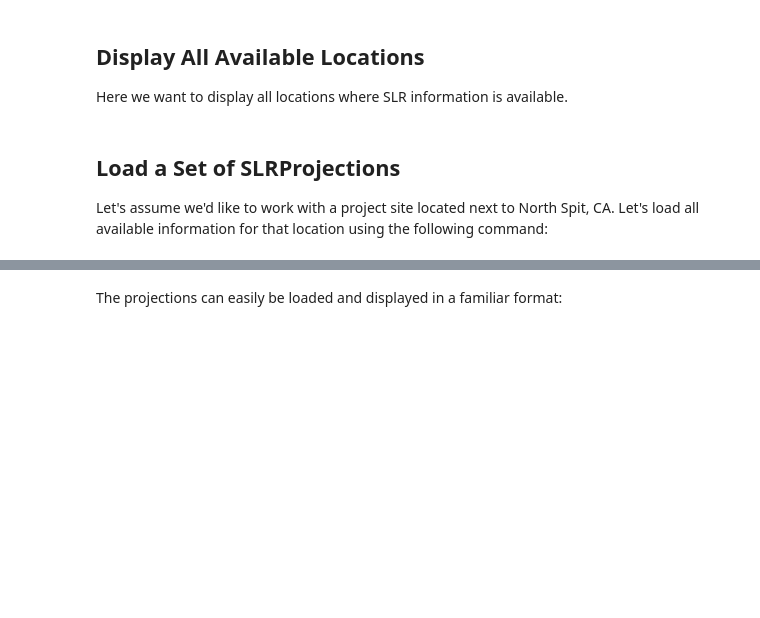
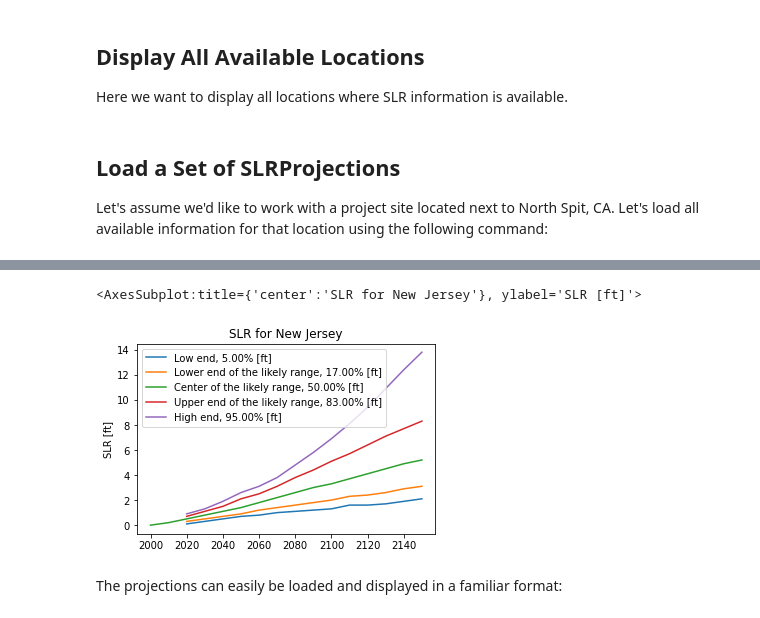
Before and after one commit to jtoilliez/slr, a Jupyter notebook: notebooks/notebook.ipynb, the cells around one changed output, grey strips where cells are left out. Drawn from its saved outputs; the diff is of its cells as text; code cells hidden in the pictures; blank space fills up the shorter version.

Commit message:
update new jersey

```diff
--- a/notebooks/notebook.ipynb
+++ b/notebooks/notebook.ipynb
@@ -25,4 +34,4 @@ Let's assume we'd like to work with a project site located next to North Spit, C
 # %%
-ns = slr.SLRProjections.from_location(
-    location='North Spit, CA'
+nj = slr.SLRProjections.from_location(
+    location="nj-dep-2021"
 )
@@ -29,3 +59,8 @@ ns = slr.SLRProjections.from_location(
+# %%
+nj.plot()
+# %% [output]
+<AxesSubplot:title={'center':'SLR for New Jersey'}, ylabel='SLR [ft]'>
+[figure, added]
 # %% [markdown]
 The projections can easily be loaded and displayed in a familiar format:
 # %% [markdown]
```
Also changed, not shown: parts of 6 cells of this notebook, 7 other files.
